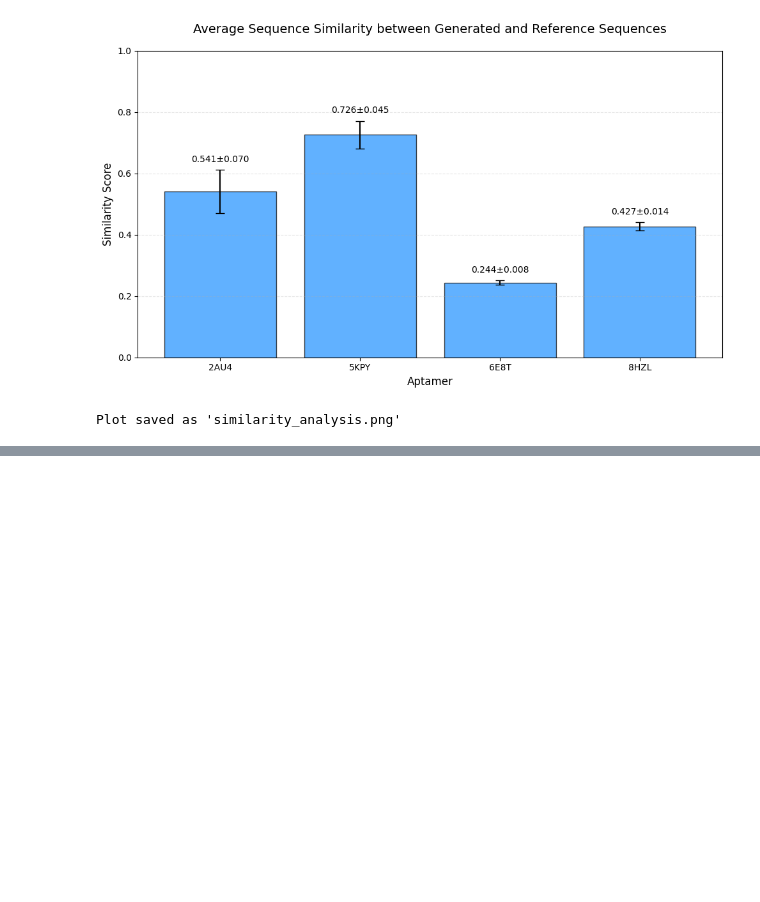
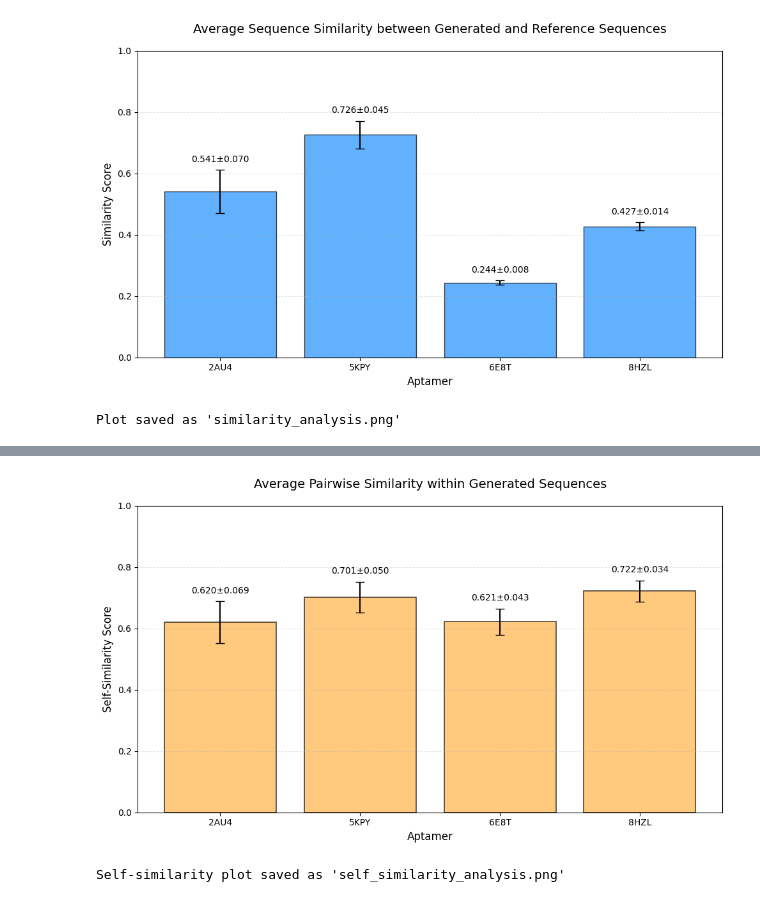
Before and after one commit to peneeta/Benchmarking-RhoDesign, a Jupyter notebook: analyze_seqs.ipynb, the cells around one changed output, grey strips where cells are left out. Drawn from its saved outputs; the diff is of its cells as text; code cells hidden in the pictures; blank space fills up the shorter version.

Commit message:
more plot yippee

```diff
--- a/analyze_seqs.ipynb
+++ b/analyze_seqs.ipynb
@@ -147,0 +199,37 @@ Plot saved as 'similarity_analysis.png'
+# %%
+# Create bar plot for self-similarity
+fig2, ax2 = plt.subplots(figsize=(10, 6))
+
+x_pos = np.arange(len(aptamers))
+self_means = self_stats['mean'].values
+self_stds = self_stats['std'].values
+
+bars2 = ax2.bar(x_pos, self_means, yerr=self_stds, capsize=5, alpha=0.7,
+                color='#FFB347', edgecolor='black', linewidth=1.2)  # Pastel orange
+
+ax2.set_xlabel('Aptamer', fontsize=12)
+ax2.set_ylabel('Self-Similarity Score', fontsize=12)
+ax2.set_title('Average Pairwise Similarity within Generated Sequences',
+              fontsize=14, pad=20)
+ax2.set_xticks(x_pos)
+ax2.set_xticklabels(aptamers)
+ax2.set_ylim([0, 1])
+ax2.grid(axis='y', alpha=0.3, linestyle='--')
+
+# Add value labels on bars with padding above error bars
+for i, (bar, mean, std) in enumerate(zip(bars2, self_means, self_stds)):
+    height = bar.get_height()
+    # Add padding above the error bar
+    y_pos = height + std + 0.02  # 0.02 units of padding
+    ax2.text(bar.get_x() + bar.get_width()/2., y_pos,
+             f'{mean:.3f}±{std:.3f}',
+             ha='center', va='bottom', fontsize=10)
+
+plt.tight_layout()
+plt.savefig('self_similarity_analysis.png', dpi=300, bbox_inches='tight')
+plt.show()
+
+print("Self-similarity plot saved as 'self_similarity_analysis.png'")
+# %% [output]
+[figure, added]
+Self-similarity plot saved as 'self_similarity_analysis.png'
```
Also changed, not shown: parts of 1 cell of this notebook, 1 other file.
